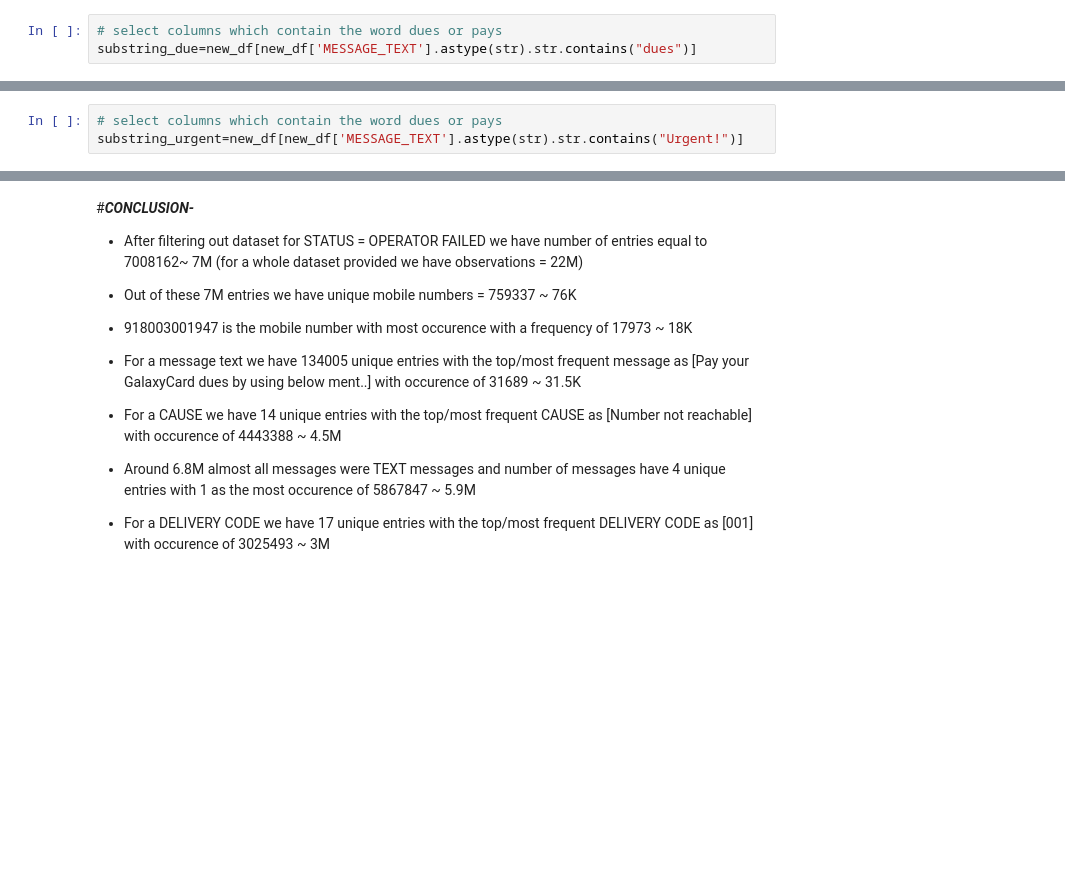
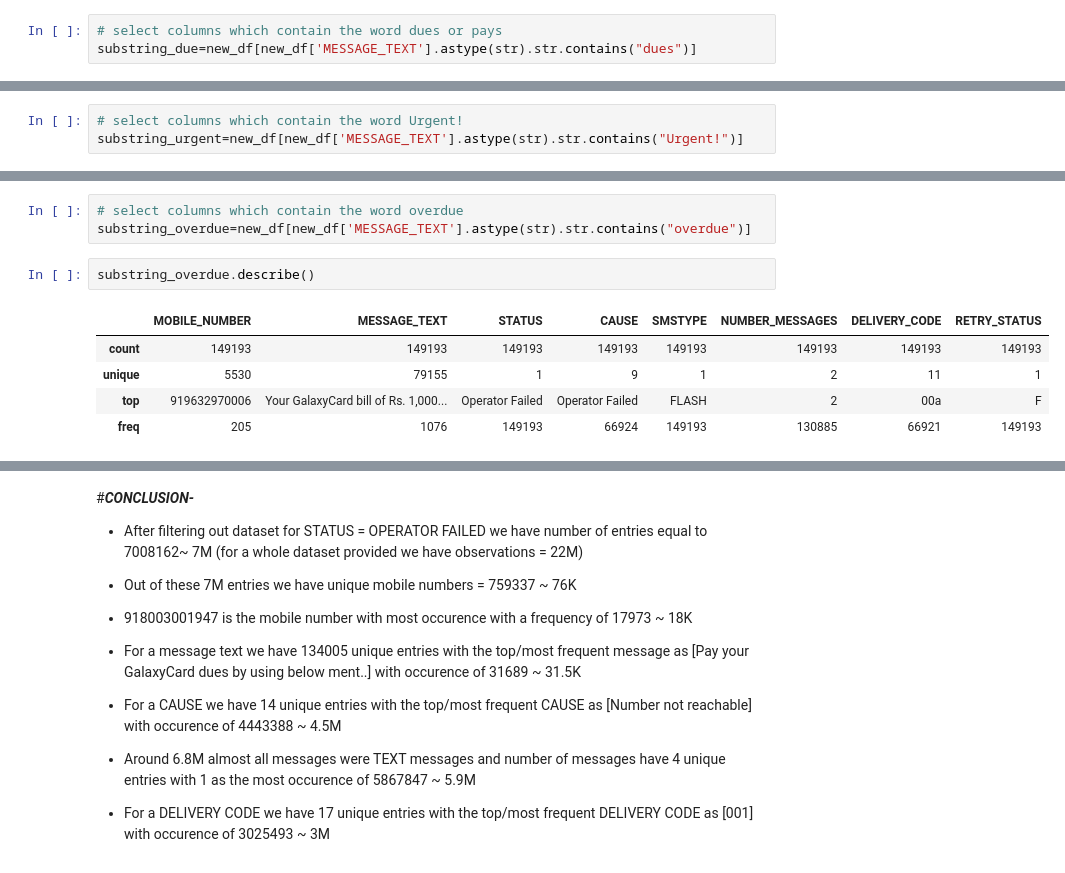
Before and after one commit to asimds/26DECOPFAIL, a Jupyter notebook: Cause.ipynb, the cells around one changed output, grey strips where cells are left out. Cells and saved outputs as stored; diff of their text form; blank space fills up the shorter version.

```diff
--- a/Cause.ipynb
+++ b/Cause.ipynb
@@ -247,7 +247,7 @@ substring_due.head(4)
 | 2294484 | 919676938025 | Pay your GalaxyCard dues by using... | Operator Failed | Number does not exist | TEXT | 1 | 003 | F |
 | 2294485 | 918909632710 | Pay your GalaxyCard dues by using... | Operator Failed | Number does not exist | TEXT | 1 | 003 | F |
 # %%
-# select columns which contain the word dues or pays
+# select columns which contain the word Urgent!
 substring_urgent=new_df[new_df['MESSAGE_TEXT'].astype(str).str.contains("Urgent!")]
 # %%
 substring_urgent.describe()
@@ -265,3 +265,14 @@ substring_urgent.head(4)
 | 6922080 | 918950568587 | Urgent! Pay your GalaxyCard dues ... | Operator Failed | Number does not exist | TEXT | 1 | 003 | F |
 | 6922081 | 917654557157 | Urgent! Pay your GalaxyCard dues ... | Operator Failed | Number not reachable | TEXT | 1 | 002 | F |
 | 6922082 | 919034699990 | Urgent! Pay your GalaxyCard dues ... | Operator Failed | Number does not exist | TEXT | 1 | 003 | F |
+# %%
+# select columns which contain the word overdue
+substring_overdue=new_df[new_df['MESSAGE_TEXT'].astype(str).str.contains("overdue")]
+# %%
+substring_overdue.describe()
+# %% [output]
+|  | MOBILE_NUMBER | MESSAGE_TEXT | STATUS | CAUSE | SMSTYPE | NUMBER_MESSAGES | DELIVERY_CODE | RETRY_STATUS |
+| count | 149193 | 149193 | 149193 | 149193 | 149193 | 149193 | 149193 | 149193 |
+| unique | 5530 | 79155 | 1 | 9 | 1 | 2 | 11 | 1 |
+| top | 919632970006 | Your GalaxyCard bill of Rs. 1,000... | Operator Failed | Operator Failed | FLASH | 2 | 00a | F |
+| freq | 205 | 1076 | 149193 | 66924 | 149193 | 130885 | 66921 | 149193 |
```
Also changed, not shown: parts of 1 cell of this notebook.
